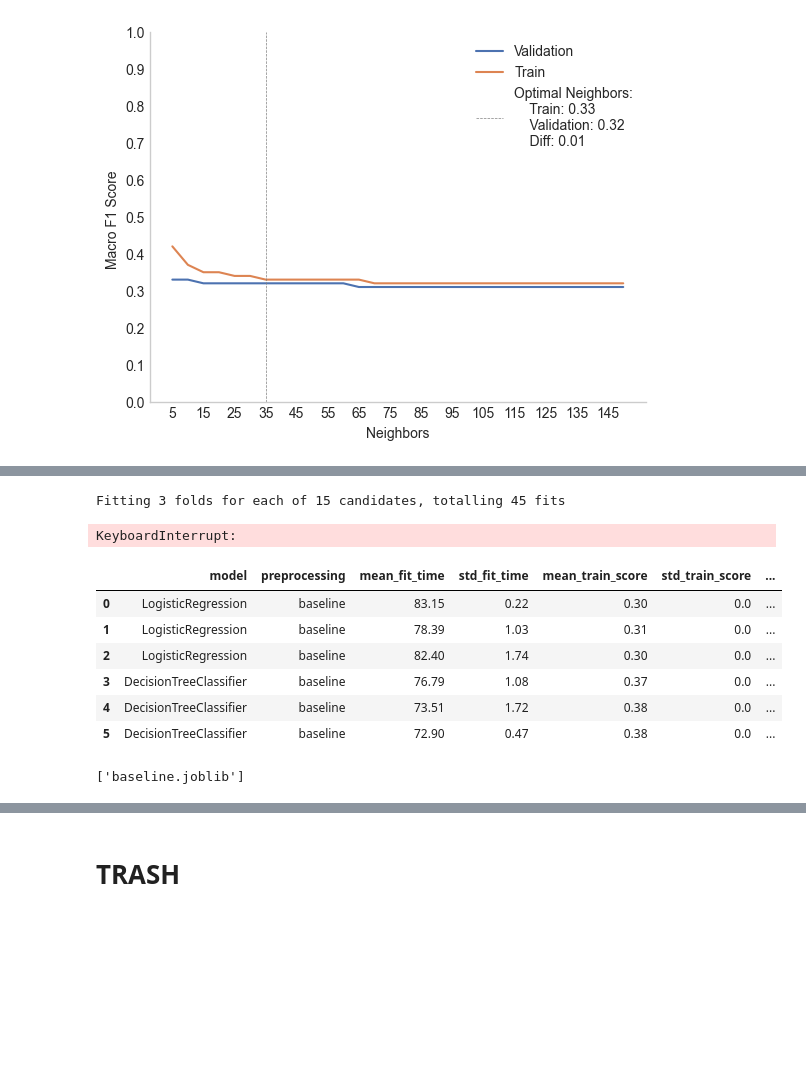
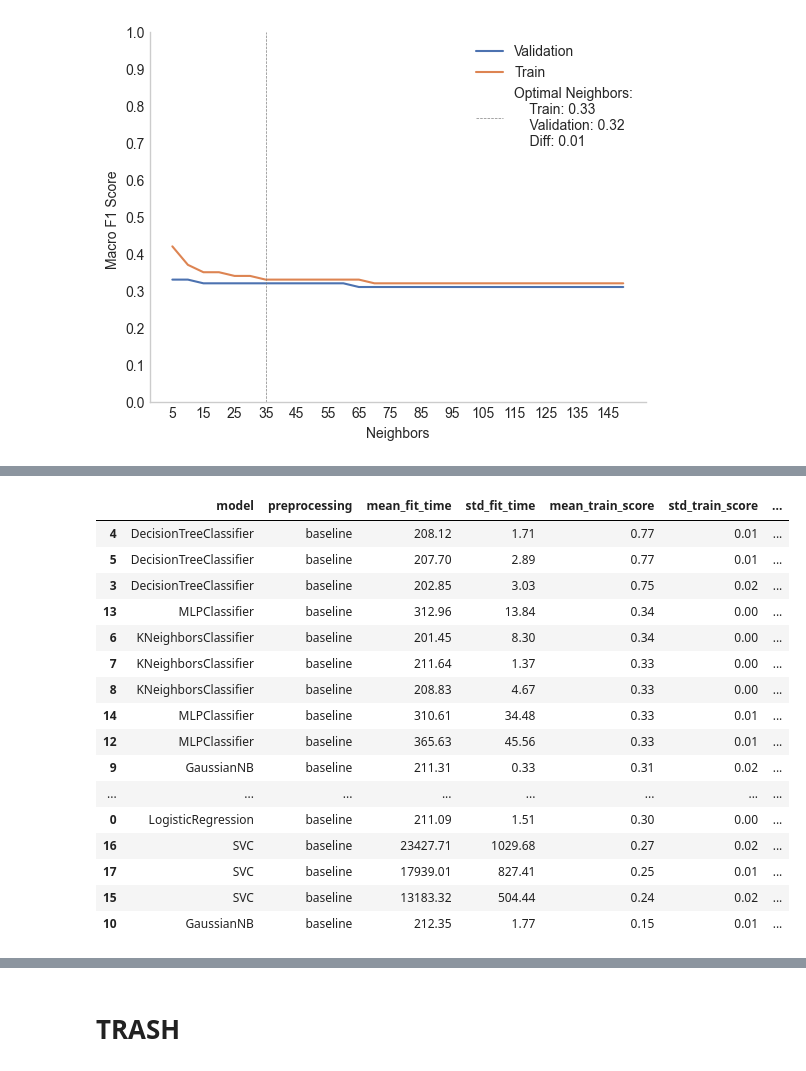
Before and after one commit to DiogoPF/Multiclass_Classification-WCB, a Jupyter notebook: Pipeline_diogo.ipynb, the cells around one changed output, grey strips where cells are left out. Cells and saved outputs as stored; diff of their text form; code cells hidden in the pictures; blank space fills up the shorter version.

```diff
--- a/Pipeline_diogo.ipynb
+++ b/Pipeline_diogo.ipynb
@@ -923,19 +1135,9 @@ class BinaryFeatureTransformer(BaseEstimator, TransformerMixin):
 # %%
 num_pipeline = Pipeline(
     steps=[
-        # Impute missing values with recalculation
-        (
-            "date_to_num",
-            Date_Feature_Engineering(
-                date_columns=[
-                    "Accident Date",
-                    "Assembly Date",
-                    "C-2 Date",
-                    "C-3 Date",
-                    "First Hearing Date",
-                ]
-            ),
-        ),
+        ("missing_values", MissingValueImputer_Numeric()),
+        ("anomaly_fixer", AnomalyFixer_Numeric()),
+        ("date_to_num", Num_Feature_Engineering()),
         ("imputation", SimpleImputer(strategy="median")),
         ("outlier_capping", OutlierCapper(method="iqr", iqr_multiplier=1.5)),
     ]
@@ -955,7 +1157,7 @@ cat_pipeline = Pipeline(
 
 bin_pipeline = Pipeline(
     steps=[
-        ("convert_to_binary", BinaryFeatureTransformer()),
+        ("convert_to_binary", Binary_Feature_Engineering()),
         ("impute", SimpleImputer(strategy="most_frequent")),
     ]
 )
@@ -1055,7 +1273,9 @@ plt.show()
 # %%
-run = True
+run = False
 
 if run:
+
+    start_time = time.time()
 
     pipeline = Pipeline(
         [
@@ -1074,14 +1294,13 @@ if run:
     param_grid = [
         # Logistic Regression
         {
-
             "model": [LogisticRegression(max_iter=1000)],
             "preprocessing": [baseline],
             "feature_selection__percentile": [50, 90, 70],
         },
         # Decision Tree
         {
-            "model": [DecisionTreeClassifier(max_depth=10)],
+            "model": [DecisionTreeClassifier(max_depth=20)],
             "preprocessing": [baseline],
             "feature_selection__percentile": [50, 90, 70],
         },
@@ -1103,6 +1322,12 @@ if run:
             "preprocessing": [baseline],
             "feature_selection__percentile": [50, 90, 70],
         },
+        # Support Vector Classifier
+        {
+            "model": [SVC(kernel="linear")],
+            "preprocessing": [baseline],
+            "feature_selection__percentile": [50, 90, 70],
+        },
     ]
 
 
@@ -1112,33 +1337,42 @@ if run:
         scoring="f1_macro",
         cv=3,
         verbose=1,
+        n_jobs=-1,
         return_train_score=True,
     )
 
 
     gs.fit(X, y)
     dump(gs, "./runs/base_models.joblib")
-    notify()
+
+    end_time = time.time()
+    execution_time = end_time - start_time
+    hours, remainder = divmod(execution_time, 3600)
+    minutes, seconds = divmod(remainder, 60)
+    notify(f"Execution completed in {int(hours)}:{int(minutes)}:{round(seconds)}")
 
 else:
     base_models_gs = load("./runs/base_models.joblib")
-# %% [output]
-Fitting 3 folds for each of 15 candidates, totalling 45 fits
-KeyboardInterrupt:
 # %%
 base_models_df = get_results(
     base_models_gs, {"feature_selection__percentile": "FS Percentile"}
 )
-base_models_df
+base_models_df.sort_values(by="mean_test_score", ascending=False)
 # %% [output]
 |  | model | preprocessing | mean_fit_time | std_fit_time | mean_train_score | std_train_score | ... |
-| 0 | LogisticRegression | baseline | 83.15 | 0.22 | 0.30 | 0.0 | ... |
-| 1 | LogisticRegression | baseline | 78.39 | 1.03 | 0.31 | 0.0 | ... |
-| 2 | LogisticRegression | baseline | 82.40 | 1.74 | 0.30 | 0.0 | ... |
-| 3 | DecisionTreeClassifier | baseline | 76.79 | 1.08 | 0.37 | 0.0 | ... |
-| 4 | DecisionTreeClassifier | baseline | 73.51 | 1.72 | 0.38 | 0.0 | ... |
-| 5 | DecisionTreeClassifier | baseline | 72.90 | 0.47 | 0.38 | 0.0 | ... |
+| 4 | DecisionTreeClassifier | baseline | 208.12 | 1.71 | 0.77 | 0.01 | ... |
+| 5 | DecisionTreeClassifier | baseline | 207.70 | 2.89 | 0.77 | 0.01 | ... |
+| 3 | DecisionTreeClassifier | baseline | 202.85 | 3.03 | 0.75 | 0.02 | ... |
+| 13 | MLPClassifier | baseline | 312.96 | 13.84 | 0.34 | 0.00 | ... |
+| 6 | KNeighborsClassifier | baseline | 201.45 | 8.30 | 0.34 | 0.00 | ... |
+| 7 | KNeighborsClassifier | baseline | 211.64 | 1.37 | 0.33 | 0.00 | ... |
+| 8 | KNeighborsClassifier | baseline | 208.83 | 4.67 | 0.33 | 0.00 | ... |
+| 14 | MLPClassifier | baseline | 310.61 | 34.48 | 0.33 | 0.01 | ... |
+| 12 | MLPClassifier | baseline | 365.63 | 45.56 | 0.33 | 0.01 | ... |
+| 9 | GaussianNB | baseline | 211.31 | 0.33 | 0.31 | 0.02 | ... |
+| ... | ... | ... | ... | ... | ... | ... | ... |
+| 0 | LogisticRegression | baseline | 211.09 | 1.51 | 0.30 | 0.00 | ... |
+| 16 | SVC | baseline | 23427.71 | 1029.68 | 0.27 | 0.02 | ... |
+| 17 | SVC | baseline | 17939.01 | 827.41 | 0.25 | 0.01 | ... |
+| 15 | SVC | baseline | 13183.32 | 504.44 | 0.24 | 0.02 | ... |
+| 10 | GaussianNB | baseline | 212.35 | 1.77 | 0.15 | 0.01 | ... |
-# %%
-dump(gs, "baseline.joblib")
-# %% [output]
-['baseline.joblib']
```
Also changed, not shown: parts of 12 cells of this notebook, 1 other file.
